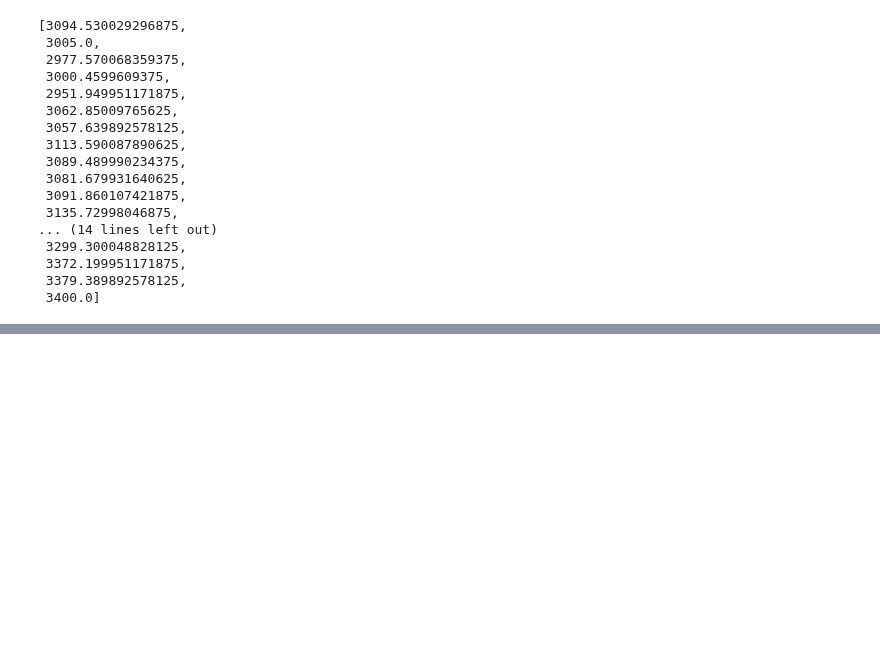
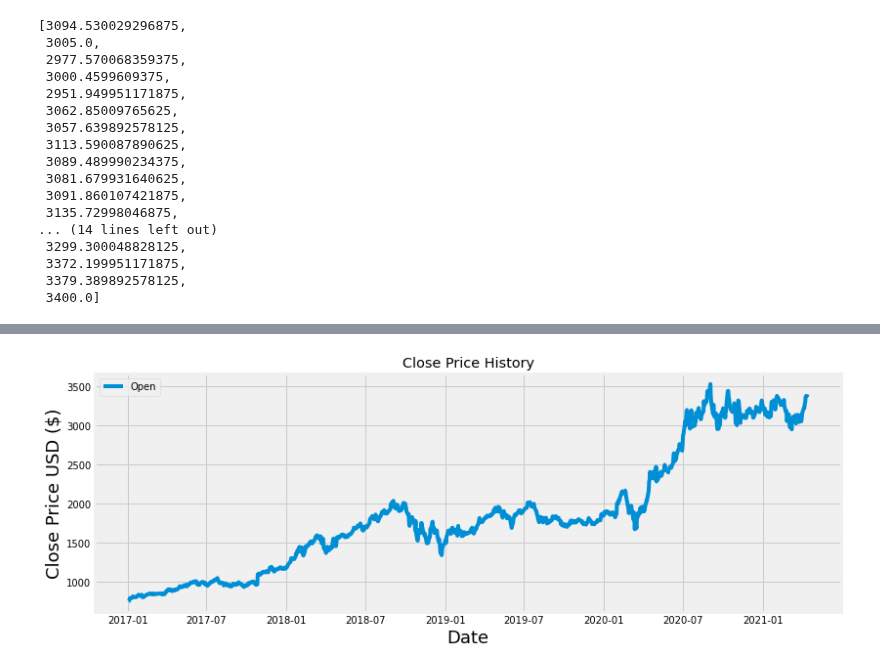
Before and after one commit to xanasa14/Finances, a Jupyter notebook: BuySell.ipynb, the cells around one changed output, grey strips where cells are left out. Drawn from its saved outputs; the diff is of its cells as text; code cells hidden in the pictures; blank space fills up the shorter version.

```diff
--- a/BuySell.ipynb
+++ b/BuySell.ipynb
@@ -242,0 +267,15 @@ last30
+# %%
+import pandas as pd
+import numpy as np
+import yfinance as yf
+from yahoofinancials import YahooFinancials
+company = 'AMZN'
+startDate = "2017-01-01"
+
+endDate = "2021-04-14"
+dataframe = yf.download(company,
+                      start=startDate,
+                      end=endDate,
+                      progress=False)
+
+dataframe
@@ -242,0 +297,12 @@ last30
+# %%
+#Visually Show The Stock Price
+#Create and plot the graph
+plt.figure(figsize=(12.2,4.5)) #width = 12.2in, height = 4.5
+plt.plot( dataframe['Close'],  label='Close Price')#plt.plot( X-Axis , Y-Axis, line_width, alpha_for_blending,  label)
+plt.title('Close Price History')
+plt.xlabel('Date',fontsize=18)
+plt.ylabel('Close Price USD ($)',fontsize=18)
+plt.legend(dataframe.columns.values, loc='upper left')
+plt.show()
+# %% [output]
+[figure, added]
```
Also changed, not shown: parts of 4 cells of this notebook.
